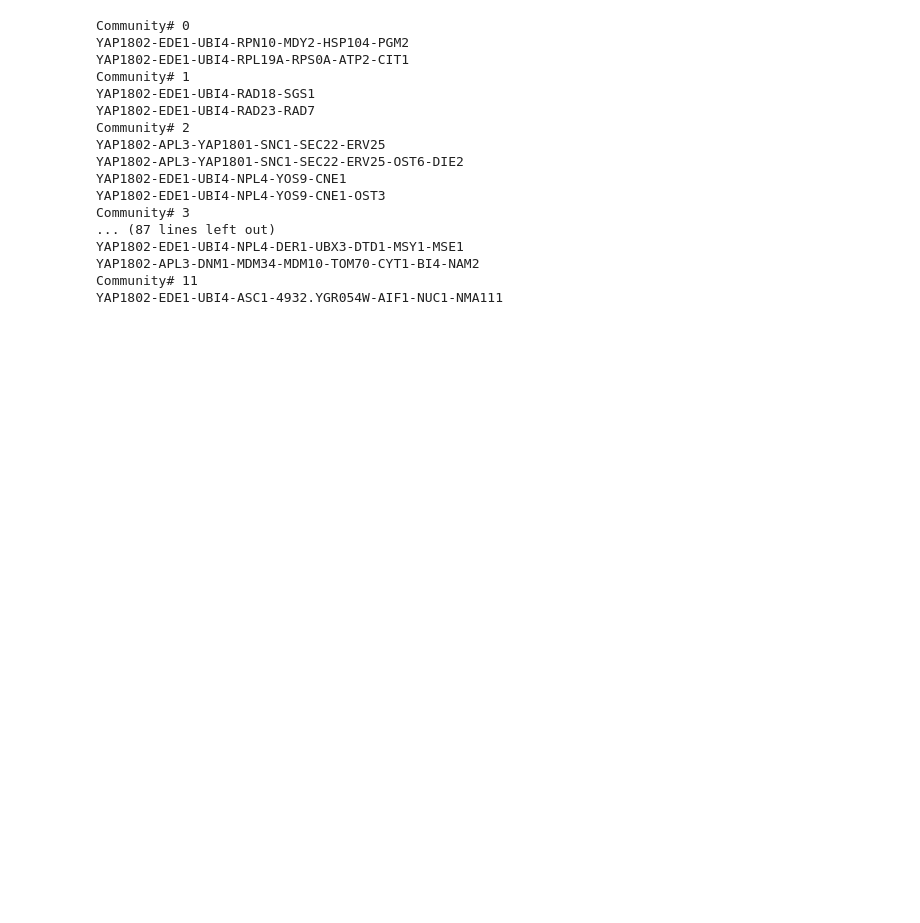
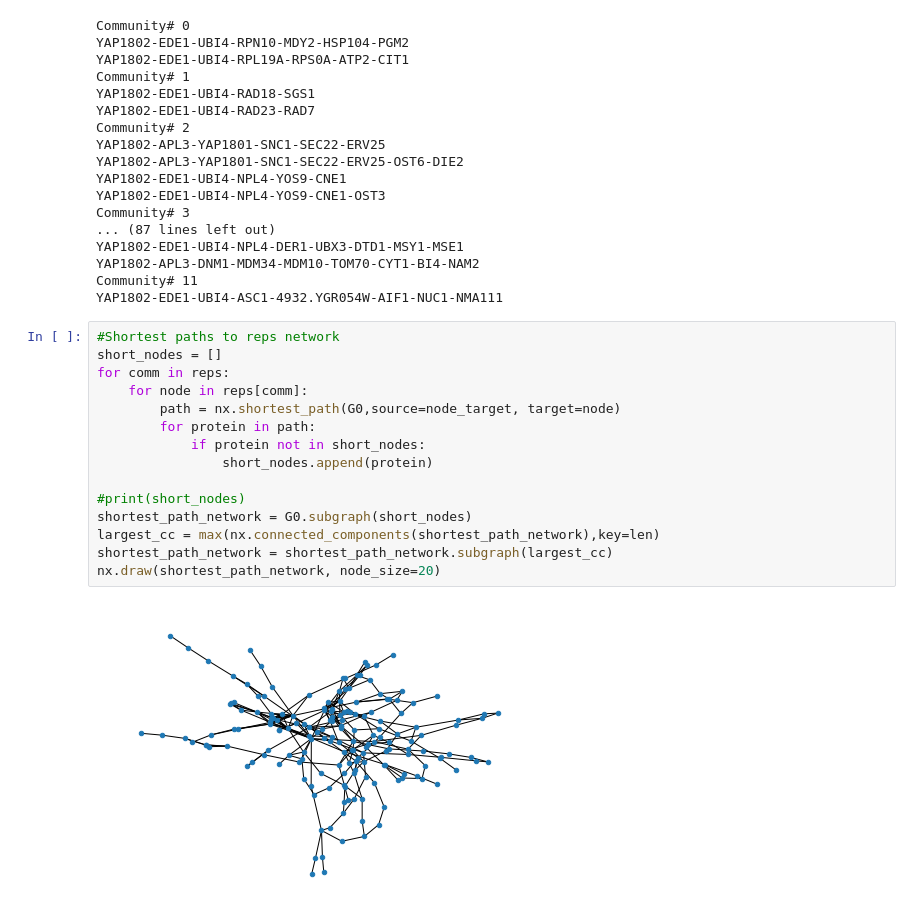
Before and after one commit to prophetlin/MATH3888, a Jupyter notebook: src/community_detection/LouvainDetection.ipynb, the cells around one changed output. Drawn from its saved outputs; the diff is of its cells as text; blank space fills up the shorter version.

```diff
--- a/src/community_detection/LouvainDetection.ipynb
+++ b/src/community_detection/LouvainDetection.ipynb
@@ -389,3 +389,20 @@ YAP1802-EDE1-UBI4-NPL4-DER1-UBX3-DTD1-MSY1-MSE1
 YAP1802-APL3-DNM1-MDM34-MDM10-TOM70-CYT1-BI4-NAM2
 Community# 11
 YAP1802-EDE1-UBI4-ASC1-4932.YGR054W-AIF1-NUC1-NMA111
+# %%
+#Shortest paths to reps network
+short_nodes = []
+for comm in reps:
+    for node in reps[comm]:
+        path = nx.shortest_path(G0,source=node_target, target=node)
+        for protein in path:
+            if protein not in short_nodes:
+                short_nodes.append(protein)
+
+#print(short_nodes)
+shortest_path_network = G0.subgraph(short_nodes)
+largest_cc = max(nx.connected_components(shortest_path_network),key=len)
+shortest_path_network = shortest_path_network.subgraph(largest_cc)
+nx.draw(shortest_path_network, node_size=20)
+# %% [output]
+[figure, added]
```
Also changed, not shown: parts of 2 cells of this notebook.
